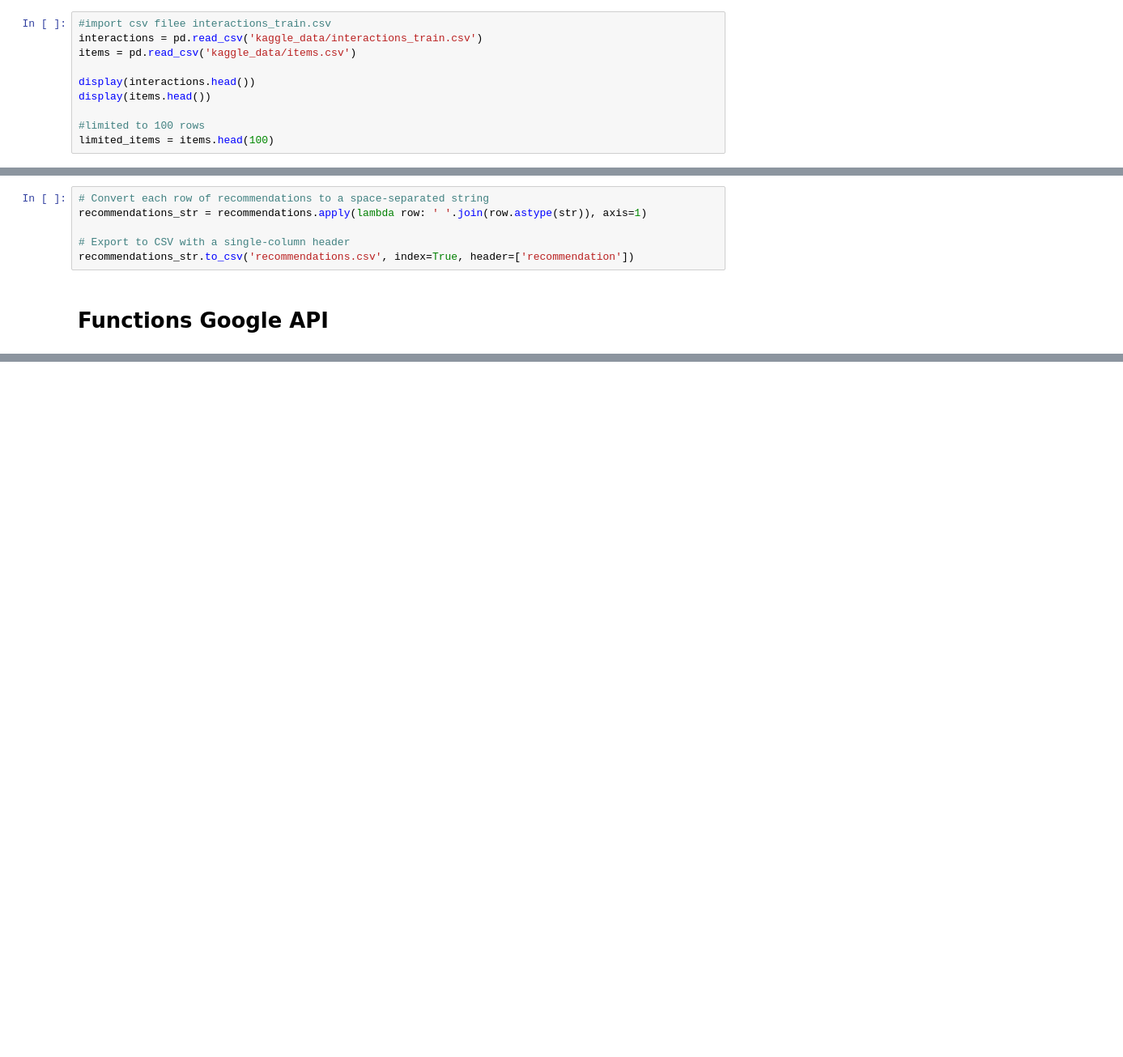
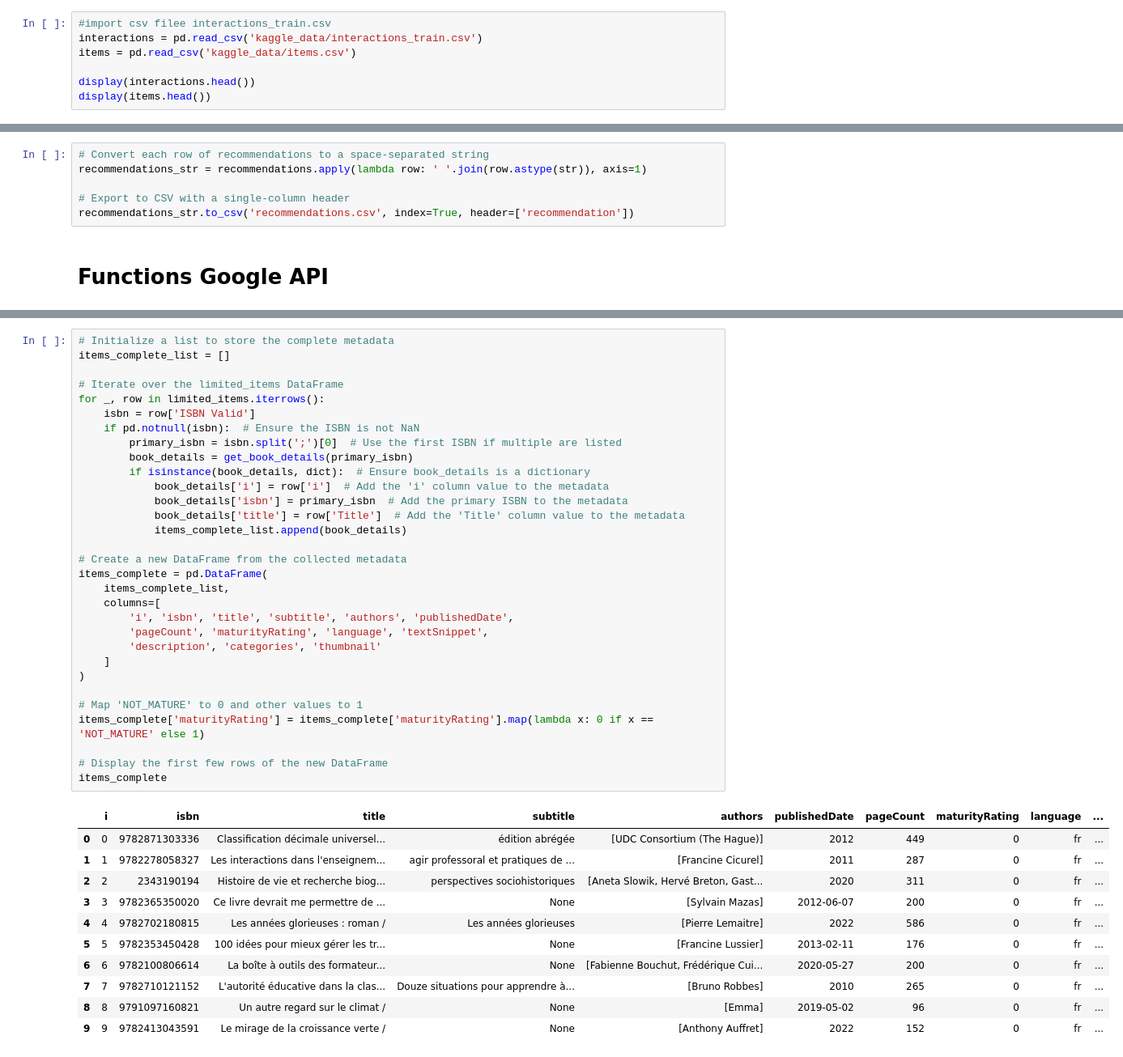
Before and after one commit to gr-oll/EPFL_Apple, a Jupyter notebook: EDA.ipynb, the cells around one changed output, grey strips where cells are left out. Shown: that part at 81% size. Cells and saved outputs as stored; diff of their text form; blank space fills up the shorter version.

```diff
--- a/EDA.ipynb
+++ b/EDA.ipynb
@@ -11,9 +15,6 @@ items = pd.read_csv('kaggle_data/items.csv')
 
 display(interactions.head())
 display(items.head())
-
-#limited to 100 rows
-limited_items = items.head(100)
 # %% [output]
 |  | u | i | t |
 | 0 | 4456 | 8581 | 1.687541e+09 |
@@ -237,0 +207,43 @@ limited_metadata_df.head()
+# %%
+# Initialize a list to store the complete metadata
+items_complete_list = []
+
+# Iterate over the limited_items DataFrame
+for _, row in limited_items.iterrows():
+    isbn = row['ISBN Valid']
+    if pd.notnull(isbn):  # Ensure the ISBN is not NaN
+        primary_isbn = isbn.split(';')[0]  # Use the first ISBN if multiple are listed
+        book_details = get_book_details(primary_isbn)
+        if isinstance(book_details, dict):  # Ensure book_details is a dictionary
+            book_details['i'] = row['i']  # Add the 'i' column value to the metadata
+            book_details['isbn'] = primary_isbn  # Add the primary ISBN to the metadata
+            book_details['title'] = row['Title']  # Add the 'Title' column value to the metadata
+            items_complete_list.append(book_details)
+
+# Create a new DataFrame from the collected metadata
+items_complete = pd.DataFrame(
+    items_complete_list,
+    columns=[
+        'i', 'isbn', 'title', 'subtitle', 'authors', 'publishedDate',
+        'pageCount', 'maturityRating', 'language', 'textSnippet',
+        'description', 'categories', 'thumbnail'
+    ]
+)
+
+# Map 'NOT_MATURE' to 0 and other values to 1
+items_complete['maturityRating'] = items_complete['maturityRating'].map(lambda x: 0 if x == 'NOT_MATURE' else 1)
+
+# Display the first few rows of the new DataFrame
+items_complete
+# %% [output]
+|  | i | isbn | title | subtitle | authors | publishedDate | pageCount | maturityRating | language | ... |
+| 0 | 0 | 9782871303336 | Classification décimale universel... | édition abrégée | [UDC Consortium (The Hague)] | 2012 | 449 | 0 | fr | ... |
+| 1 | 1 | 9782278058327 | Les interactions dans l'enseignem... | agir professoral et pratiques de ... | [Francine Cicurel] | 2011 | 287 | 0 | fr | ... |
+| 2 | 2 | 2343190194 | Histoire de vie et recherche biog... | perspectives sociohistoriques | [Aneta Slowik, Hervé Breton, Gast... | 2020 | 311 | 0 | fr | ... |
+| 3 | 3 | 9782365350020 | Ce livre devrait me permettre de ... | None | [Sylvain Mazas] | 2012-06-07 | 200 | 0 | fr | ... |
+| 4 | 4 | 9782702180815 | Les années glorieuses : roman / | Les années glorieuses | [Pierre Lemaitre] | 2022 | 586 | 0 | fr | ... |
+| 5 | 5 | 9782353450428 | 100 idées pour mieux gérer les tr... | None | [Francine Lussier] | 2013-02-11 | 176 | 0 | fr | ... |
+| 6 | 6 | 9782100806614 | La boîte à outils des formateur... | None | [Fabienne Bouchut, Frédérique Cui... | 2020-05-27 | 200 | 0 | fr | ... |
+| 7 | 7 | 9782710121152 | L'autorité éducative dans la clas... | Douze situations pour apprendre à... | [Bruno Robbes] | 2010 | 265 | 0 | fr | ... |
+| 8 | 8 | 9791097160821 | Un autre regard sur le climat / | None | [Emma] | 2019-05-02 | 96 | 0 | fr | ... |
+| 9 | 9 | 9782413043591 | Le mirage de la croissance verte / | None | [Anthony Auffret] | 2022 | 152 | 0 | fr | ... |
```
Also changed, not shown: parts of 11 cells of this notebook, 2 other files.
